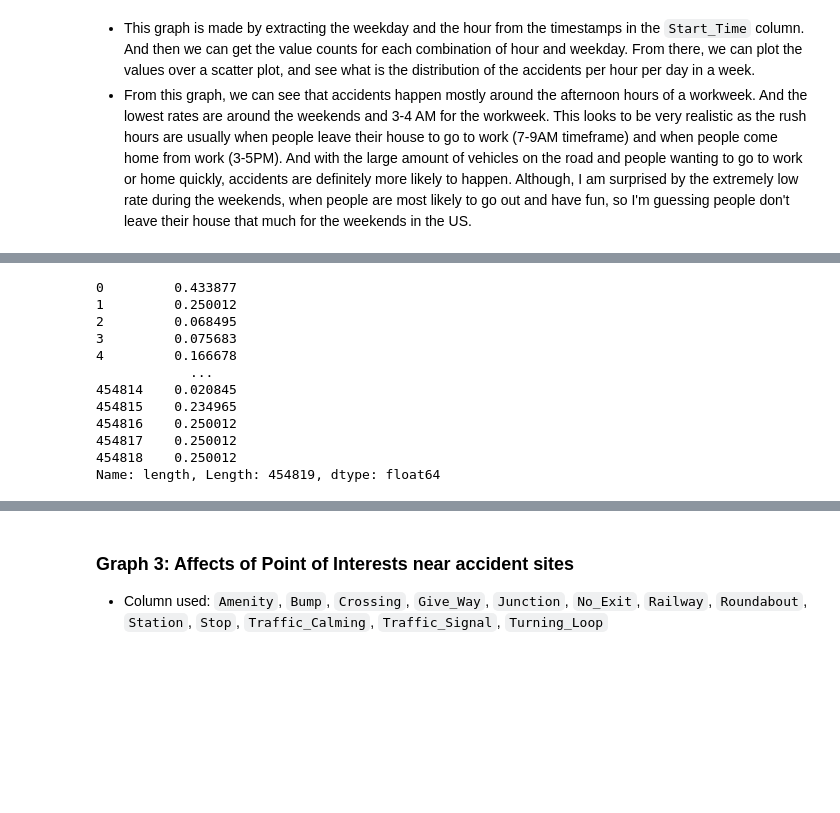
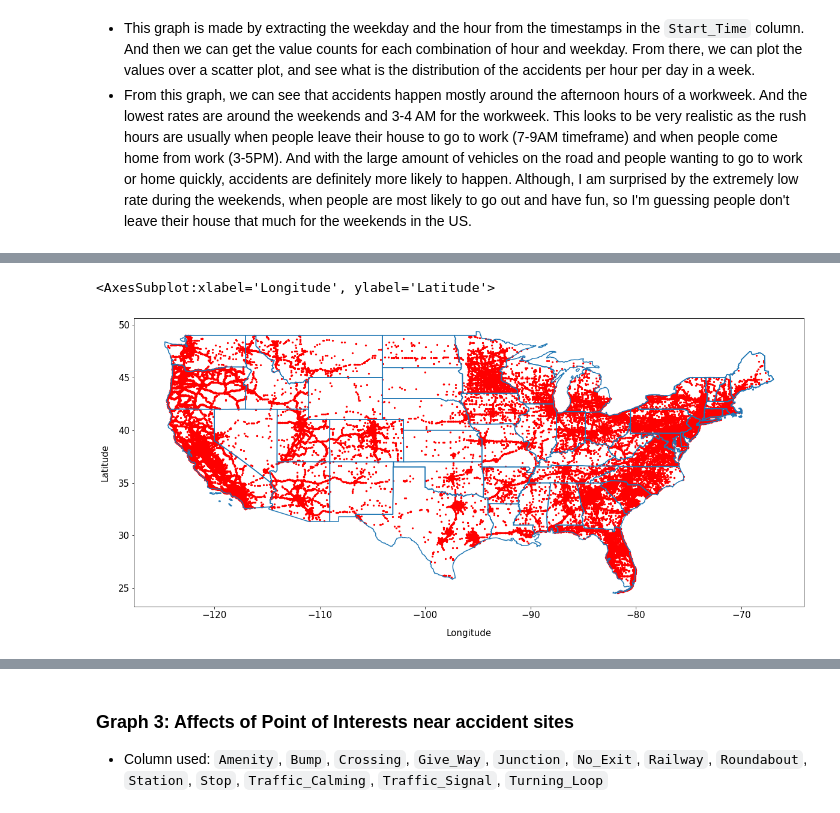
Before and after one commit to s3818311/PDS, a Jupyter notebook: main.ipynb, the cells around one changed output, grey strips where cells are left out. Drawn from its saved outputs; the diff is of its cells as text; code cells hidden in the pictures; blank space fills up the shorter version.

```diff
--- a/main.ipynb
+++ b/main.ipynb
@@ -1847,15 +1801,0 @@ graph2_df['length'].astype('timedelta64[h]').describe()#.plot.hist(bins=100, fig
-# %%
-((pd.to_timedelta(graph2_df['length'],unit='d') + pd.to_timedelta(1,unit='s')) / np.timedelta64(1,'D'))
-# %% [output]
-0         0.433877
-1         0.250012
-2         0.068495
-3         0.075683
-4         0.166678
-            ...
-454814    0.020845
-454815    0.234965
-454816    0.250012
-454817    0.250012
-454818    0.250012
-Name: length, Length: 454819, dtype: float64
@@ -1863,0 +1802,18 @@ graph2_df['length'].hist()
+# %%
+# create a GeoDataFrame from the existing coordinates
+geometry = [Point(xy) for xy in zip(train_df["Start_Lng"], train_df["Start_Lat"])]
+gdf = GeoDataFrame(train_df, geometry=geometry)
+# %%
+# get the map of USA
+states = gpd.read_file('./geo_data/usa-states-census-2014.shp')
+# set the dataframe to using latitude and longitude coordinates
+states = states.to_crs("EPSG:4326")
+# %%
+ax = gdf.plot(ax=states.boundary.plot(figsize=(20,15)), marker="o", color="red", markersize=5)
+ax.set_xlabel("Longitude", fontsize=15, labelpad=15)
+ax.set_ylabel("Latitude", fontsize=15, labelpad=15)
+ax.tick_params(labelsize=15)
+ax
+# %% [output]
+<AxesSubplot:xlabel='Longitude', ylabel='Latitude'>
+[figure, added]
```
Also changed, not shown: parts of 14 cells of this notebook, 7 other files.
